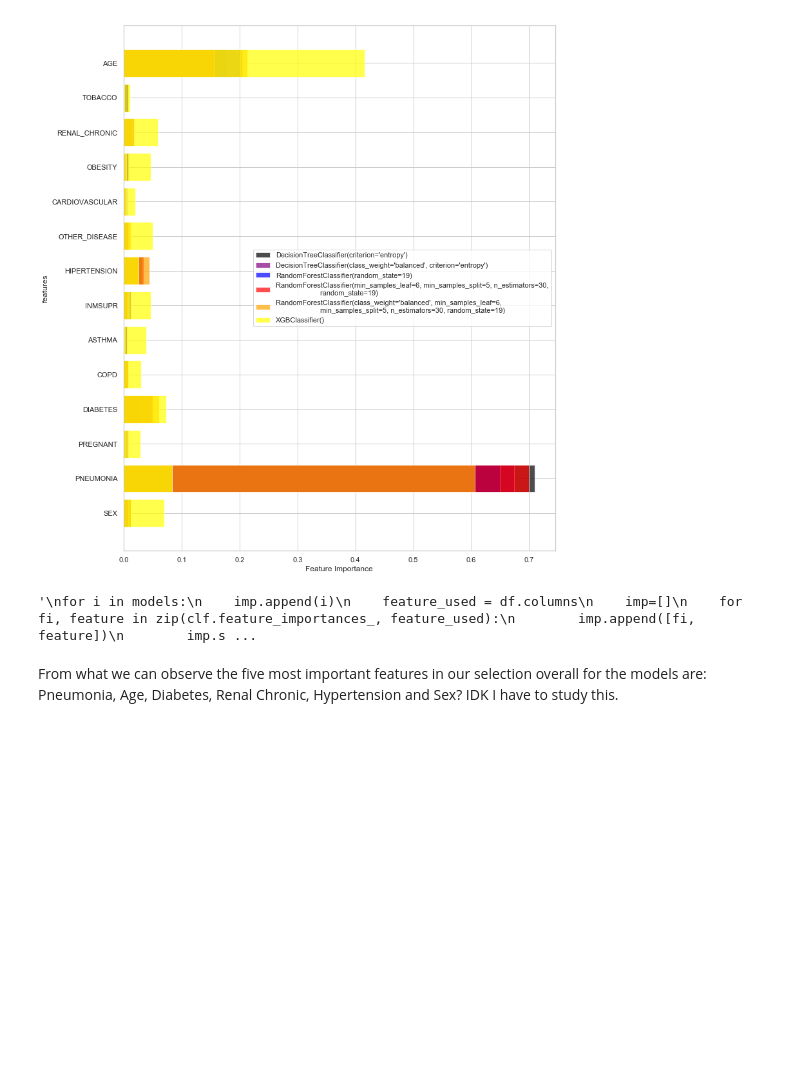
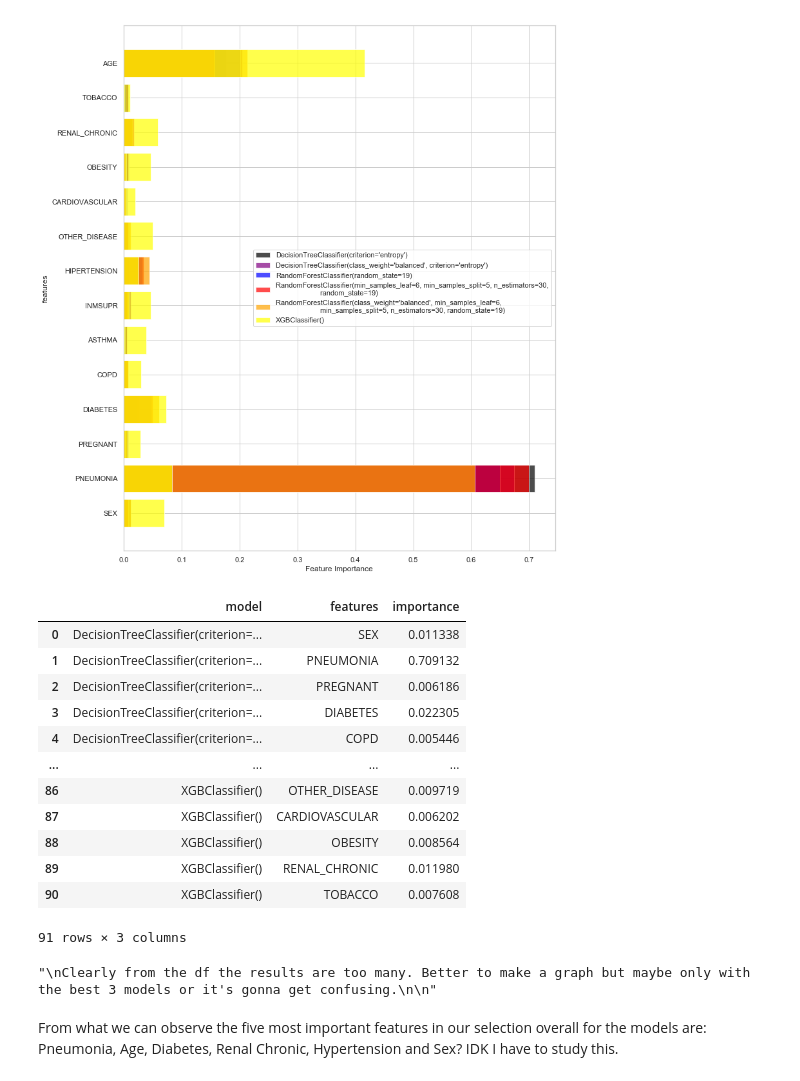
Before and after one commit to MNLKuzmin/Phase3project, a Jupyter notebook: CovidNotebook.ipynb, the cells around one changed output. Saved outputs shown, nothing was run; the diff lists cells and outputs as text; code cells hidden in the pictures; blank space fills up the shorter version.

```diff
--- a/CovidNotebook.ipynb
+++ b/CovidNotebook.ipynb
@@ -1014,0 +1122,5 @@ AUC for XGBClassifier(): 0.8908004985777007
+# %%
+for i in (models):
+    preds=i.predict(X_train)
+    print(f"{Fore.BLUE} Model {Style.RESET_ALL}", i)
+    plot_matrix(y_train, preds)
@@ -1015,7 +1158,2 @@ AUC for XGBClassifier(): 0.8908004985777007
 # %%
 models_fi=[clf, clf_bal, forest, best_forest, best_forest_bal, xgb_model]
-# %%
-for i in (models_fi):
-    print(f"{Fore.BLUE} Model {Style.RESET_ALL}", i)
-    print_metrics(y_train, preds)
-    print('-------------------------------------------------------------------------------------')
@@ -1040,5 +1159,0 @@ F1 Score: 0.6882952996011049
-# %%
-for i in (models_fi):
-    preds=i.predict(X_train)
-    print(f"{Fore.BLUE} Model {Style.RESET_ALL}", i)
-    plot_matrix(y_train, preds)
@@ -1108,17 +1192,45 @@ No handles with labels found to put in legend.
 # %%
 ##Here if I want I could create a df with all the feature importances. But maybe not necessary.
 # Feature Importance
-"""
+feat=[]
+imp=[]
+mod=[]
 for i in models:
-    imp.append(i)
     feature_used = df.columns
-    imp=[]
     for fi, feature in zip(clf.feature_importances_, feature_used):
-        imp.append([fi, feature])
-        imp.sort()
-imp"""
+        mod.append(i)
+        imp.append(fi)
+        feat.append(feature)
-# %% [output]
-'\nfor i in models:\n    imp.append(i)\n    feature_used = df.columns\n    imp=[]\n    for fi, feature in zip(clf.feature_importances_, feature_used):\n        imp.append([fi, feature])\n        imp.s ...
+# %%
+feat_imp=pd.DataFrame([])
+feat_imp['model']=mod
+feat_imp['features']=feat
+feat_imp['importance']=imp
+
+feat_imp
+# %% [output]
+|  | model | features | importance |
+| 0 | DecisionTreeClassifier(criterion=... | SEX | 0.011338 |
+| 1 | DecisionTreeClassifier(criterion=... | PNEUMONIA | 0.709132 |
+| 2 | DecisionTreeClassifier(criterion=... | PREGNANT | 0.006186 |
+| 3 | DecisionTreeClassifier(criterion=... | DIABETES | 0.022305 |
+| 4 | DecisionTreeClassifier(criterion=... | COPD | 0.005446 |
+| ... | ... | ... | ... |
+| 86 | XGBClassifier() | OTHER_DISEASE | 0.009719 |
+| 87 | XGBClassifier() | CARDIOVASCULAR | 0.006202 |
+| 88 | XGBClassifier() | OBESITY | 0.008564 |
+| 89 | XGBClassifier() | RENAL_CHRONIC | 0.011980 |
+| 90 | XGBClassifier() | TOBACCO | 0.007608 |
+91 rows × 3 columns
+# %%
+"""
+
+Clearly from the df the results are too many.
+Better to make a graph but maybe only with the best 3 models or it's gonna get confusing.
+
+"""
+# %% [output]
+"\nClearly from the df the results are too many. Better to make a graph but maybe only with the best 3 models or it's gonna get confusing.\n\n"
 # %% [markdown]
 From what we can observe the five most important features in our selection overall for the models are:
     Pneumonia, Age, Diabetes, Renal Chronic, Hypertension and Sex?
```
Also changed, not shown: parts of 29 cells of this notebook.
